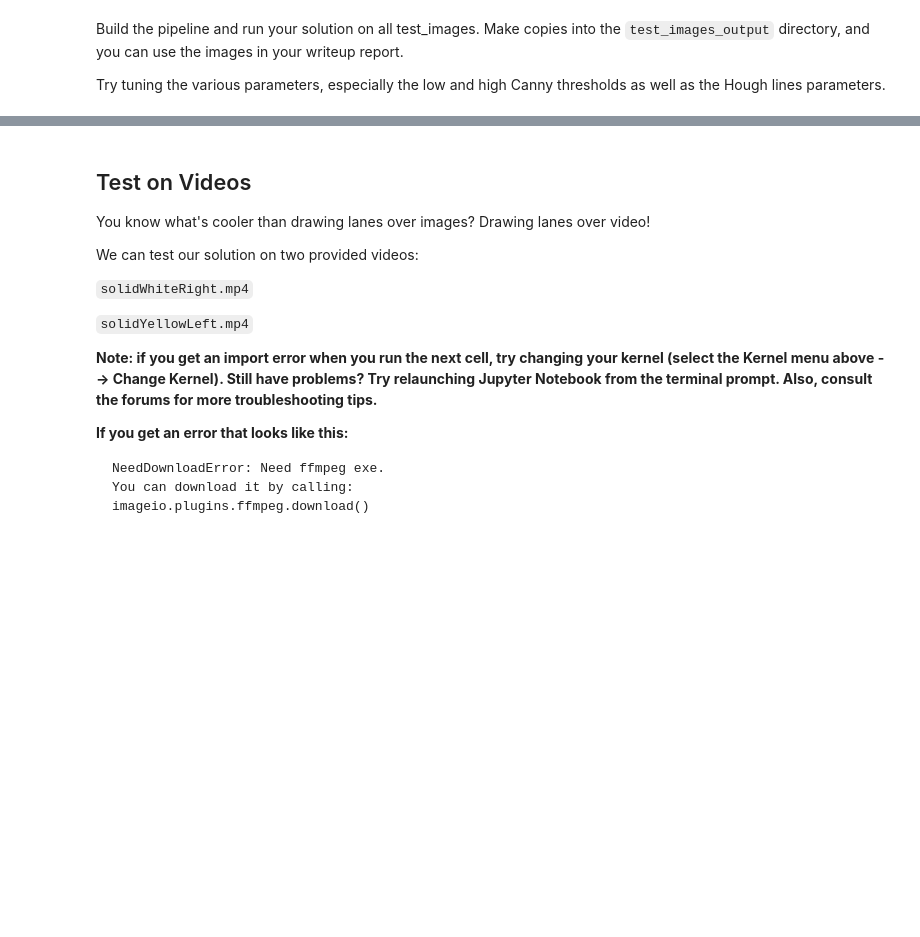
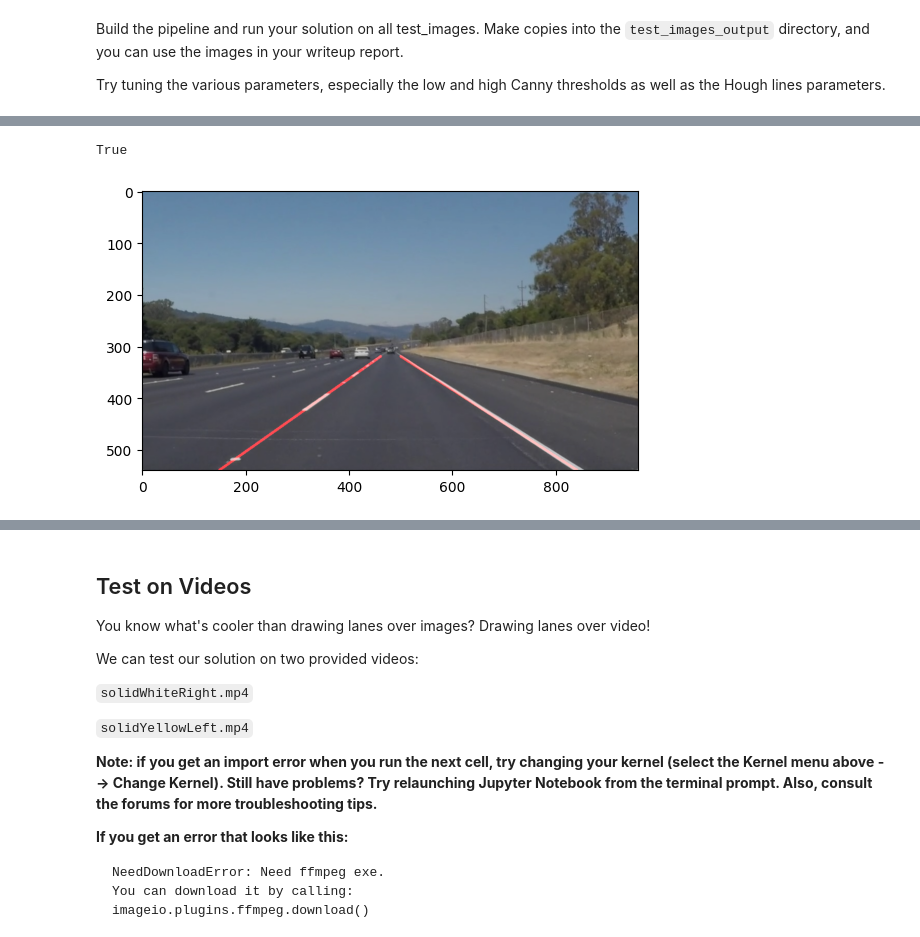
Before and after one commit to charleszhang418/CarND-LaneLines-P1, a Jupyter notebook: P1.ipynb, the cells around one changed output, grey strips where cells are left out. Cells and saved outputs as stored; diff of their text form; code cells hidden in the pictures; blank space fills up the shorter version.

```diff
--- a/P1.ipynb
+++ b/P1.ipynb
@@ -223,0 +314,9 @@ plt.imshow(mask_white, cmap="gray")
+# %%
+# Photo 2
+image = mpimg.imread('test_images/solidWhiteRight.jpg')
+plt.imshow(img_process(image))
+output = cv2.cvtColor(img_process(image), cv2.COLOR_BGR2RGB)
+cv2.imwrite("test_images_out/solidWhiteRight.jpg", output)
+# %% [output]
+True
+[figure, added]
```
Also changed, not shown: parts of 13 cells of this notebook, 10 other files.
